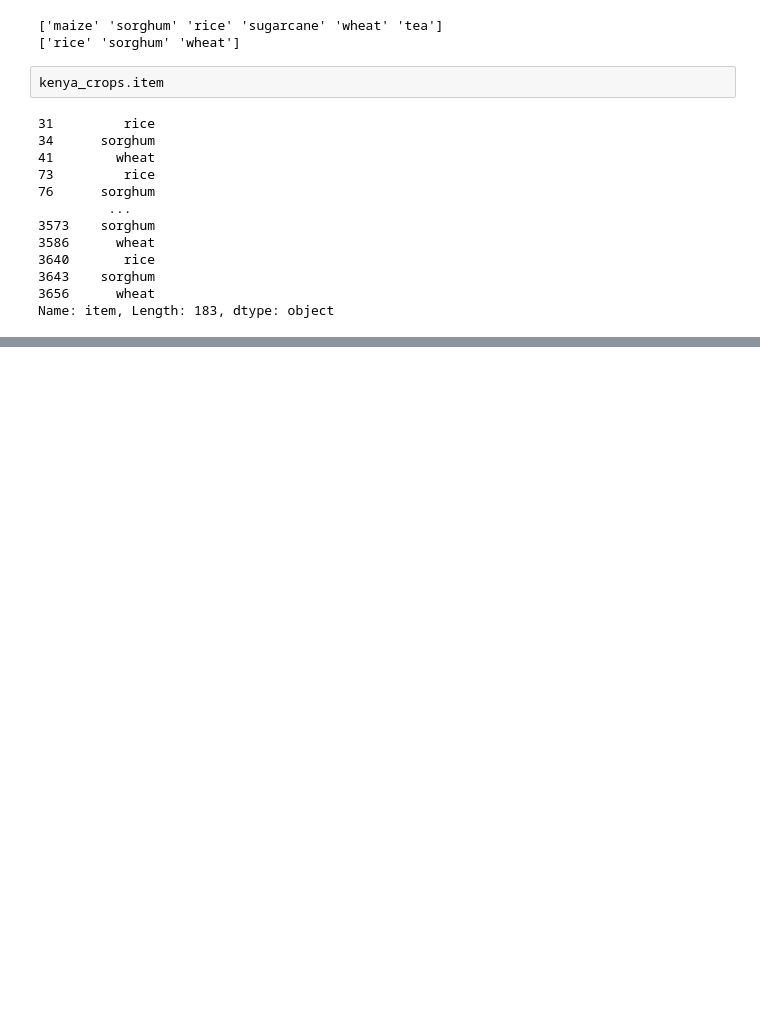
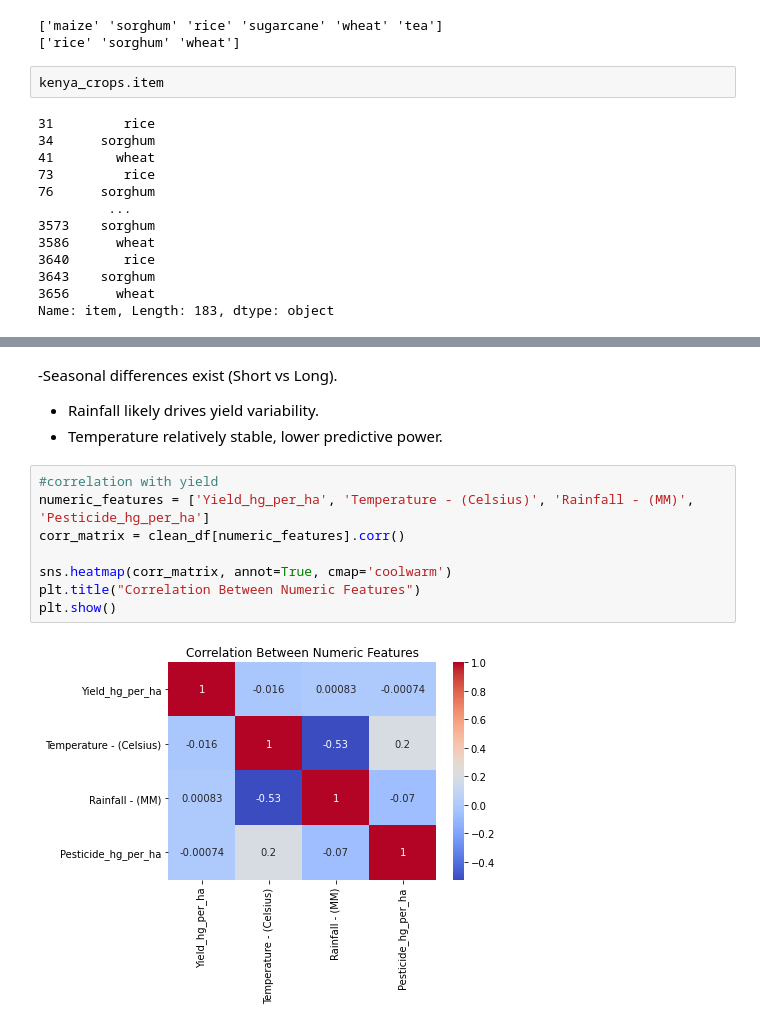
Before and after one commit to sheillamacharia/Regional_Crop_Yield_Prediction_Kenya, a Jupyter notebook: Notebooks/Margaret.ipynb, the cells around one changed output, grey strips where cells are left out. Saved outputs shown, nothing was run; the diff lists cells and outputs as text; blank space fills up the shorter version.

```diff
--- a/Notebooks/Margaret.ipynb
+++ b/Notebooks/Margaret.ipynb
@@ -400,0 +480,14 @@ Name: item, Length: 183, dtype: object
+# %% [markdown]
+-Seasonal differences exist (Short vs Long).
+- Rainfall likely drives yield variability.
+- Temperature relatively stable, lower predictive power.
+# %%
+#correlation with yield
+numeric_features = ['Yield_hg_per_ha', 'Temperature - (Celsius)', 'Rainfall - (MM)', 'Pesticide_hg_per_ha']
+corr_matrix = clean_df[numeric_features].corr()
+
+sns.heatmap(corr_matrix, annot=True, cmap='coolwarm')
+plt.title("Correlation Between Numeric Features")
+plt.show()
+# %% [output]
+[figure, added]
```
Also changed, not shown: parts of 17 cells of this notebook.
